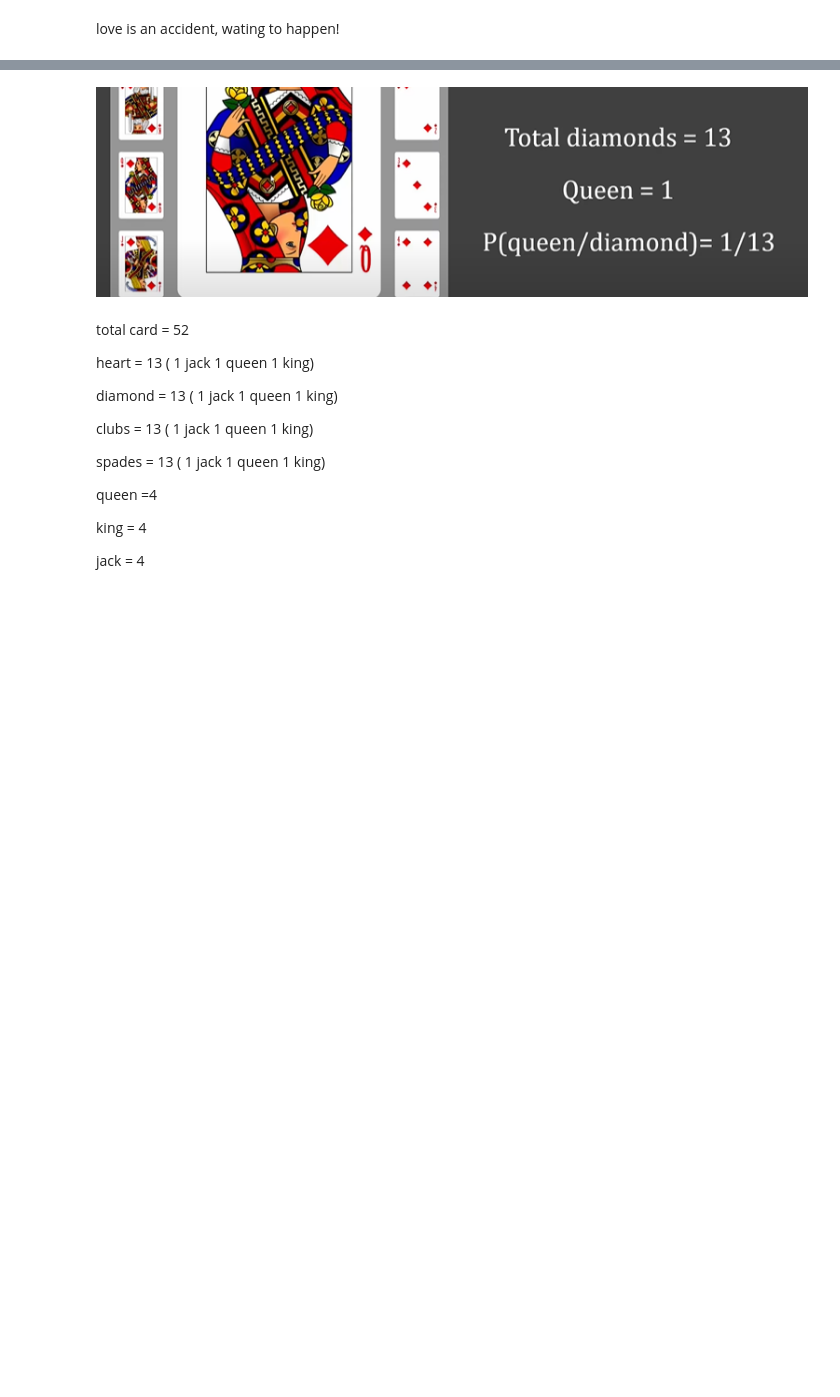
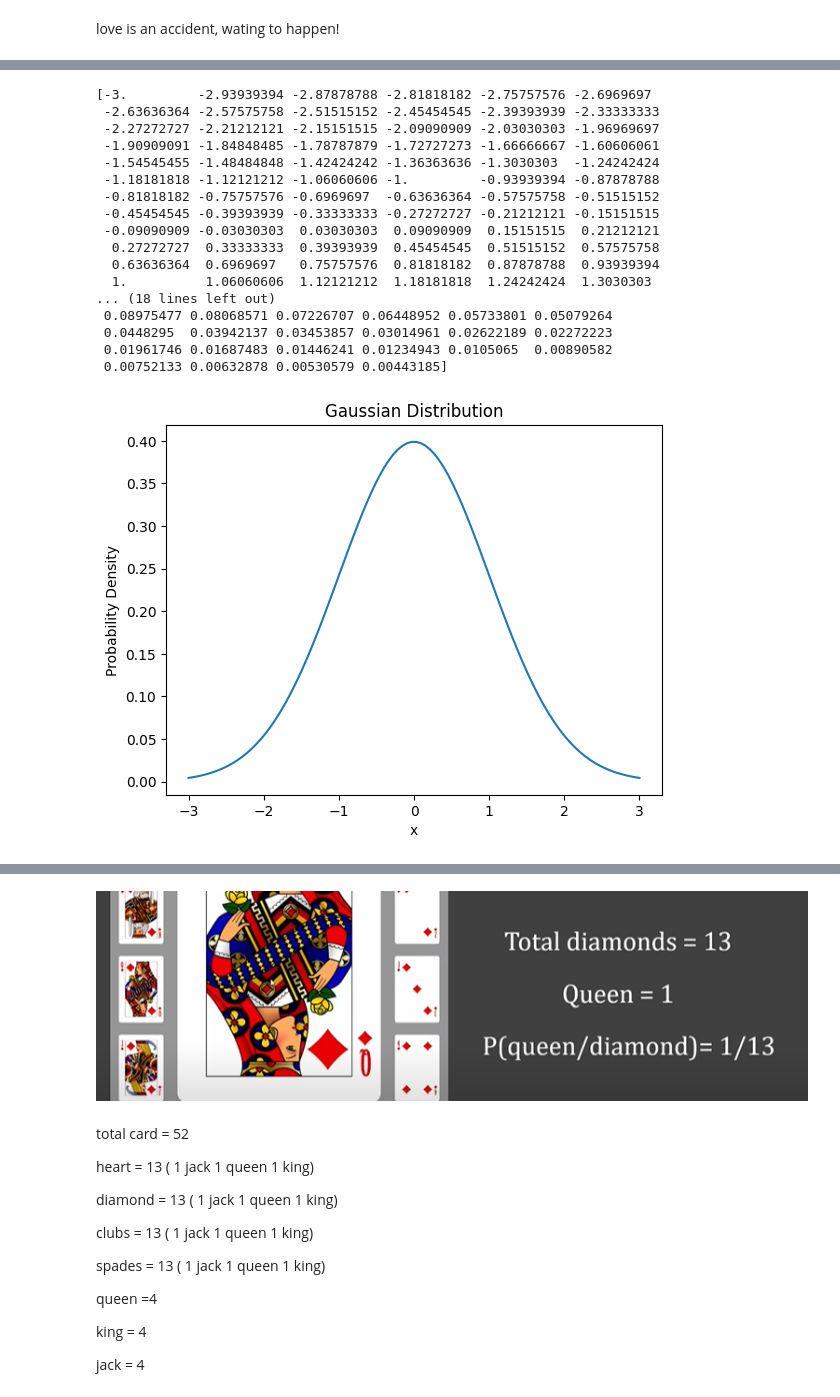
Before and after one commit to SAMANTA1401/machine_learning, a Jupyter notebook: naive_bayes.ipynb, the cells around one changed output, grey strips where cells are left out. Saved outputs shown, nothing was run; the diff lists cells and outputs as text; code cells hidden in the pictures; blank space fills up the shorter version.

```diff
--- a/naive_bayes.ipynb
+++ b/naive_bayes.ipynb
@@ -95,0 +66,43 @@ print("Accuracy:", accuracy)
+# %%
+import numpy as np
+import matplotlib.pyplot as plt
+
+# Define the mean and variance
+mean = 0
+var = 1
+
+# Generate x values
+x = np.linspace(-3, 3, 100) # generating evenly spaced values. from -3 to 3, 100 elements
+print(x)
+
+# Calculate the Gaussian PDF
+numerator = np.exp(-((x - mean) ** 2) / (2 * var))
+denominator = np.sqrt(2 * np.pi * var)
+pdf = numerator / denominator
+print("pdf", pdf)
+
+# Plot the Gaussian PDF
+plt.plot(x, pdf)
+plt.xlabel('x')
+plt.ylabel('Probability Density')
+plt.title('Gaussian Distribution')
+plt.show()
+# %% [output]
+[-3.         -2.93939394 -2.87878788 -2.81818182 -2.75757576 -2.6969697
+ -2.63636364 -2.57575758 -2.51515152 -2.45454545 -2.39393939 -2.33333333
+ -2.27272727 -2.21212121 -2.15151515 -2.09090909 -2.03030303 -1.96969697
+ -1.90909091 -1.84848485 -1.78787879 -1.72727273 -1.66666667 -1.60606061
+ -1.54545455 -1.48484848 -1.42424242 -1.36363636 -1.3030303  -1.24242424
+ -1.18181818 -1.12121212 -1.06060606 -1.         -0.93939394 -0.87878788
+ -0.81818182 -0.75757576 -0.6969697  -0.63636364 -0.57575758 -0.51515152
+ -0.45454545 -0.39393939 -0.33333333 -0.27272727 -0.21212121 -0.15151515
+ -0.09090909 -0.03030303  0.03030303  0.09090909  0.15151515  0.21212121
+  0.27272727  0.33333333  0.39393939  0.45454545  0.51515152  0.57575758
+  0.63636364  0.6969697   0.75757576  0.81818182  0.87878788  0.93939394
+  1.          1.06060606  1.12121212  1.18181818  1.24242424  1.3030303
+... (18 lines left out)
+ 0.08975477 0.08068571 0.07226707 0.06448952 0.05733801 0.05079264
+ 0.0448295  0.03942137 0.03453857 0.03014961 0.02622189 0.02272223
+ 0.01961746 0.01687483 0.01446241 0.01234943 0.0105065  0.00890582
+ 0.00752133 0.00632878 0.00530579 0.00443185]
+[figure, added]
```
Also changed, not shown: parts of 29 cells of this notebook.
